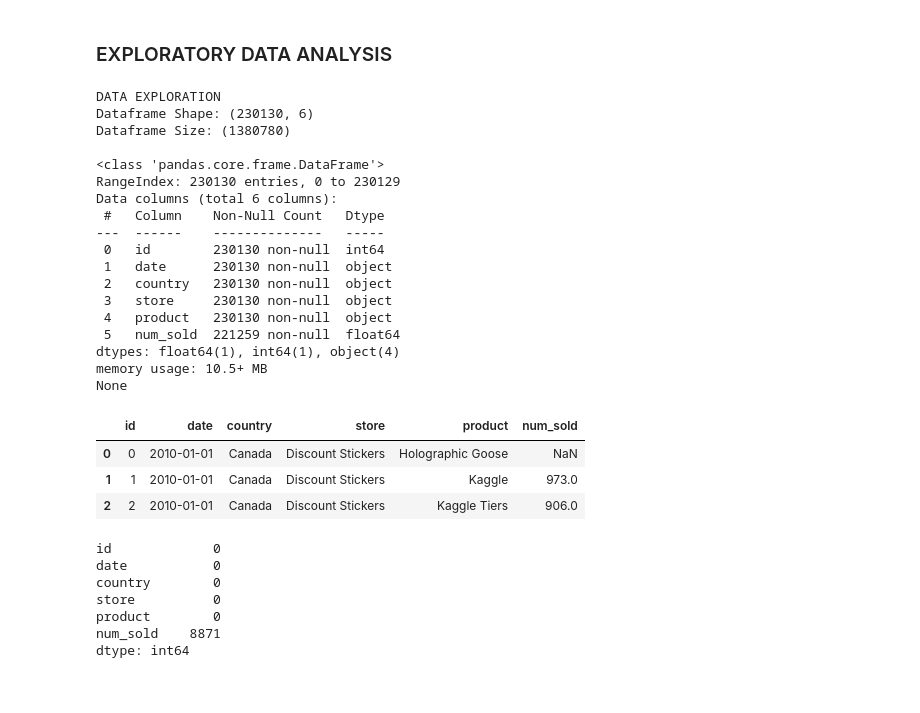
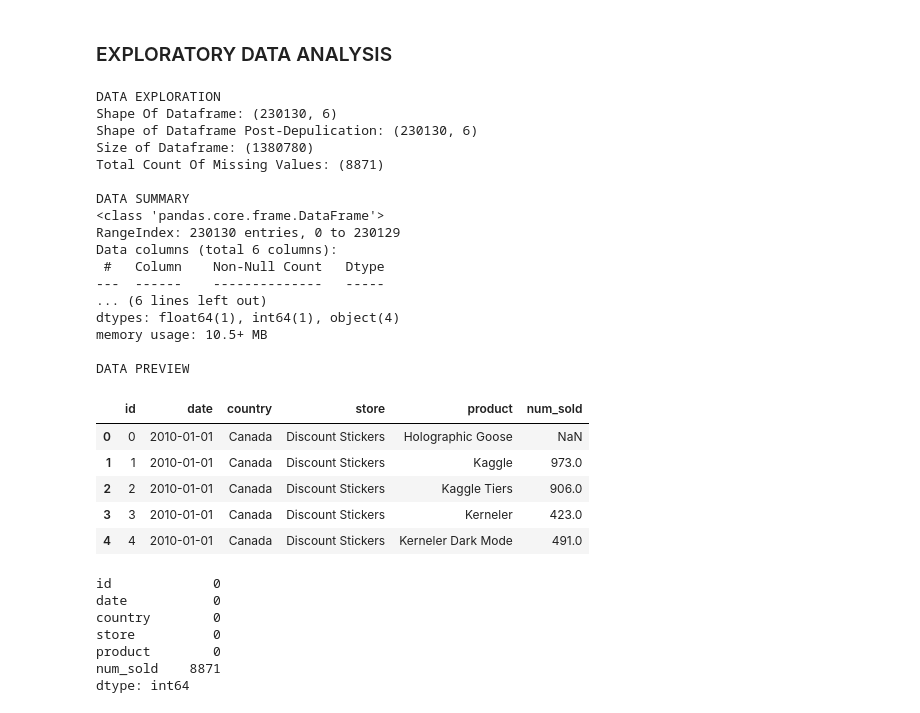
Before and after one commit to Stephen-Adwini-Badu/07.-Ticket-Forecasting-Project, a Jupyter notebook: Ticket Forecasting Notebook.ipynb, the cells around one changed output. Drawn from its saved outputs; the diff is of its cells as text; code cells hidden in the pictures.

```diff
--- a/Ticket Forecasting Notebook.ipynb
+++ b/Ticket Forecasting Notebook.ipynb
@@ -13,38 +15,46 @@ from sklearn.tree import DecisionTreeRegressor
 # %%
 #Importing Data
 df = pd.read_csv("7.1 Train.csv")
 
-# Generating dataframe shape and size
-print(f"DATA EXPLORATION \nDataframe Shape: {df.shape} \nDataframe Size: ({df.size})\n")
+#EDA
+print('''DATA EXPLORATION
+Shape Of Dataframe: {}
+Shape of Dataframe Post-Depulication: {}
+Size of Dataframe: ({})
+Total Count Of Missing Values: ({})'''.
+format(df.shape,
+       df.drop_duplicates().shape,
+       df.size,df.isnull().sum().sum()))
 
-# Generating dataframe summary
-print(df.info())
+print('\nDATA SUMMARY')
+df.info()
 
-# Generating dataframe preview
-df.head(3)
+print('\nDATA PREVIEW')
+df.head()
 # %% [output]
 DATA EXPLORATION
-Dataframe Shape: (230130, 6)
-Dataframe Size: (1380780)
+Shape Of Dataframe: (230130, 6)
+Shape of Dataframe Post-Depulication: (230130, 6)
+Size of Dataframe: (1380780)
+Total Count Of Missing Values: (8871)
 
+DATA SUMMARY
 <class 'pandas.core.frame.DataFrame'>
 RangeIndex: 230130 entries, 0 to 230129
 Data columns (total 6 columns):
  #   Column    Non-Null Count   Dtype
 ---  ------    --------------   -----
- 0   id        230130 non-null  int64
- 1   date      230130 non-null  object
- 2   country   230130 non-null  object
- 3   store     230130 non-null  object
- 4   product   230130 non-null  object
- 5   num_sold  221259 non-null  float64
+... (6 lines left out)
 dtypes: float64(1), int64(1), object(4)
 memory usage: 10.5+ MB
-None
+
+DATA PREVIEW
 |  | id | date | country | store | product | num_sold |
 | 0 | 0 | 2010-01-01 | Canada | Discount Stickers | Holographic Goose | NaN |
 | 1 | 1 | 2010-01-01 | Canada | Discount Stickers | Kaggle | 973.0 |
 | 2 | 2 | 2010-01-01 | Canada | Discount Stickers | Kaggle Tiers | 906.0 |
+| 3 | 3 | 2010-01-01 | Canada | Discount Stickers | Kerneler | 423.0 |
+| 4 | 4 | 2010-01-01 | Canada | Discount Stickers | Kerneler Dark Mode | 491.0 |
 # %%
 #Checking for nulls
 df.isnull().sum()
```
Also changed, not shown: parts of 10 cells of this notebook, 1 other file.
